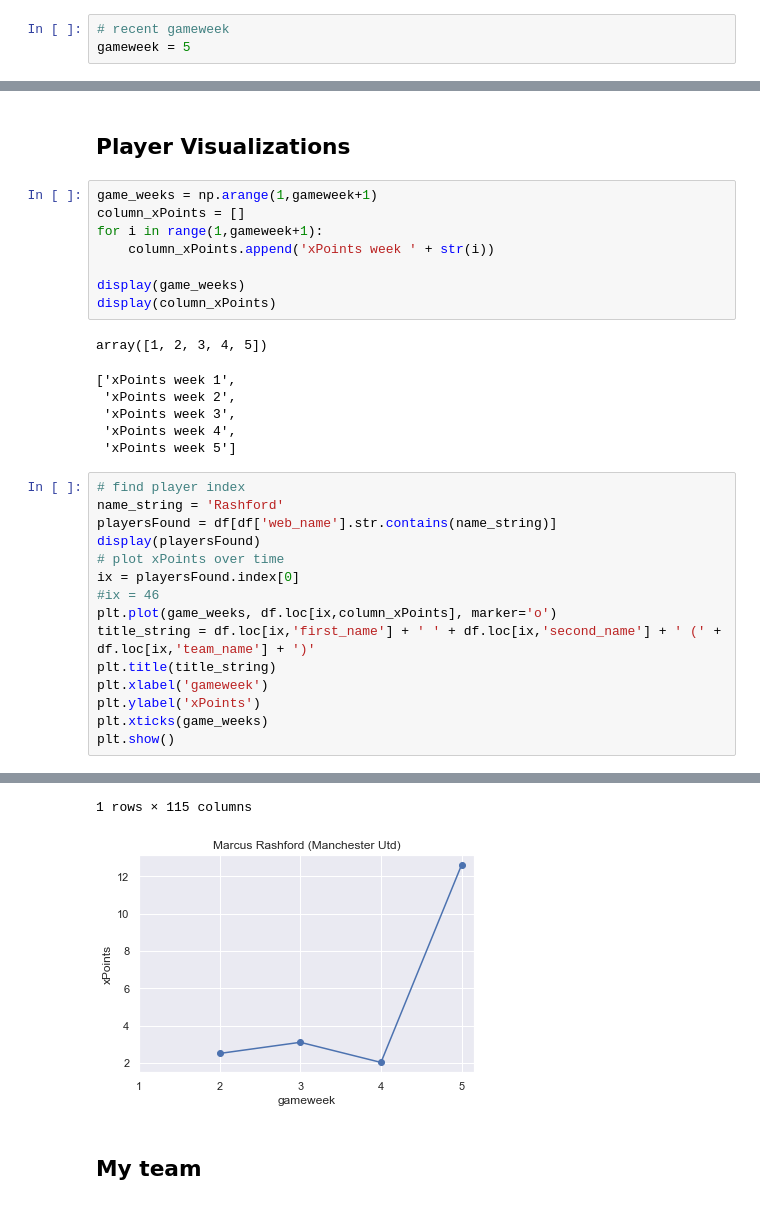
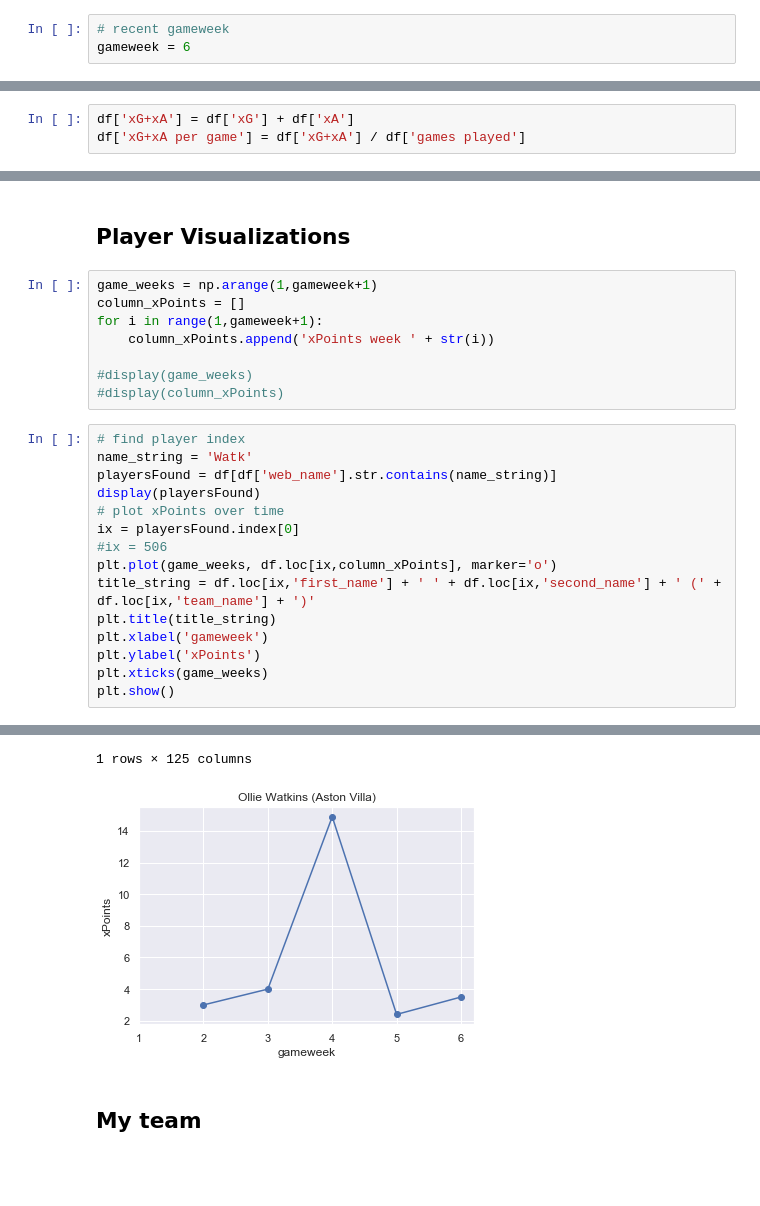
Before and after one commit to jaksticks/Fantasy-Premier-League, a Jupyter notebook: notebooks/playerEvaluation.ipynb, the cells around one changed output, grey strips where cells are left out. Drawn from its saved outputs; the diff is of its cells as text; blank space fills up the shorter version.

Commit message:
update week 6

```diff
--- a/notebooks/playerEvaluation.ipynb
+++ b/notebooks/playerEvaluation.ipynb
@@ -4,7 +4,7 @@
 Here we compare players based on their adjusted points. Also, we calculate some useful metrics using the adjusted points to further evaluate player performance in FPL.
 # %%
 # recent gameweek
-gameweek = 5
+gameweek = 6
 # %%
 # import basic libraries
 import pandas as pd
@@ -232 +257,4 @@ display(df.sort_values(by=[metric], ascending=False)[['web_name','team_name','no
+# %%
+df['xG+xA'] = df['xG'] + df['xA']
+df['xG+xA per game'] = df['xG+xA'] / df['games played']
 # %%
@@ -262,23 +290,16 @@ column_xPoints = []
 for i in range(1,gameweek+1):
     column_xPoints.append('xPoints week ' + str(i))
 
-display(game_weeks)
-display(column_xPoints)
+#display(game_weeks)
+#display(column_xPoints)
-# %% [output]
-array([1, 2, 3, 4, 5])
-['xPoints week 1',
- 'xPoints week 2',
- 'xPoints week 3',
- 'xPoints week 4',
- 'xPoints week 5']
 # %%
 # find player index
-name_string = 'Rashford'
+name_string = 'Watk'
 playersFound = df[df['web_name'].str.contains(name_string)]
 display(playersFound)
 # plot xPoints over time
 ix = playersFound.index[0]
-#ix = 46
+#ix = 506
 plt.plot(game_weeks, df.loc[ix,column_xPoints], marker='o')
 title_string = df.loc[ix,'first_name'] + ' ' + df.loc[ix,'second_name'] + ' (' + df.loc[ix,'team_name'] + ')'
 plt.title(title_string)
@@ -293,5 +314,5 @@ plt.show()
-1 rows × 115 columns
+1 rows × 125 columns
-[figure, old version]
+[figure, new version]
 # %% [markdown]
 ## My team
 # %%
```
Also changed, not shown: parts of 10 cells of this notebook, 6 other files.
